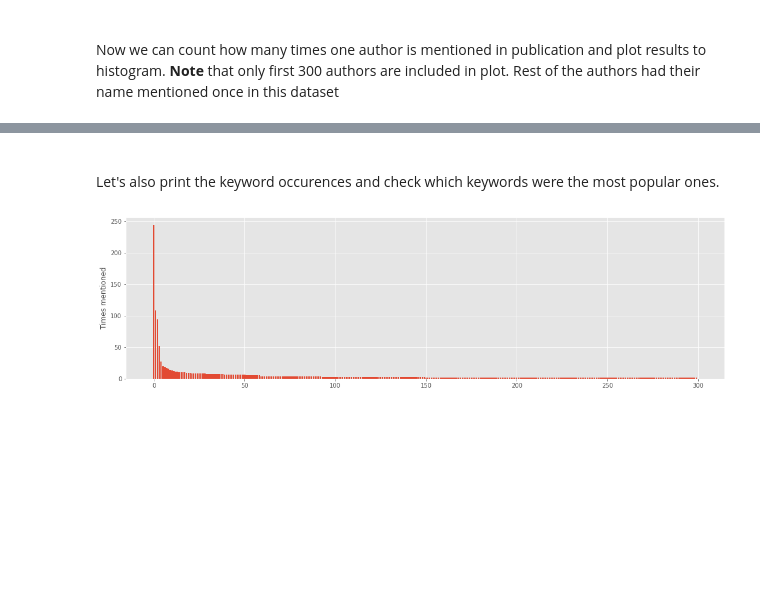
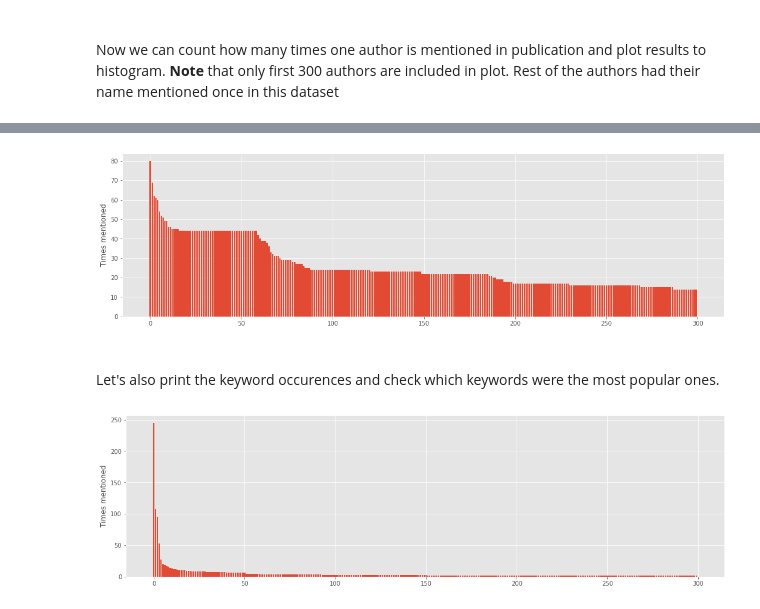
Before and after one commit to Dakcser/Citation-Network-Analysis, a Jupyter notebook: Citation-Network-Analysis.ipynb, the cells around one changed output, grey strips where cells are left out. Drawn from its saved outputs; the diff is of its cells as text; code cells hidden in the pictures; blank space fills up the shorter version.

```diff
--- a/Citation-Network-Analysis.ipynb
+++ b/Citation-Network-Analysis.ipynb
@@ -148,3 +161,40 @@ plt.show()
+# %%
+import itertools
+collaberators = []
+
+for authors in cleaned_data:
+    for combination in itertools.combinations(authors, 2):
+        collaberators.append((combination[0],combination[1]))
+# %%
+import collections
+combination_list = []
+
+for authors in cleaned_data:
+    for combination in itertools.combinations(authors, 2):
+        combination_list.append(combination)
+# %%
+fixed_list = list(set([i for i in combination_list]))
+
+erdo_authors = []
+for elem in fixed_list:
+    erdo_authors.append(elem[0])
+    erdo_authors.append(elem[1])
+# %%
+connection_counter = Counter(erdo_authors)
+frequent_author, frequent_connection = zip(*connection_counter.most_common(300))
+# %%
+plot_list = []
+#for index in range(10):
+    #s = AuthorRetrieval(frequent_author[index])
+    #plot_list.append(s.indexed_name)
+
+fig, ax = plt.subplots(figsize=(18,5))
+plt.bar(np.arange(len(frequent_author)), frequent_connection, align='center')
+#plt.xticks(np.arange(len(plot_list)), plot_list)
+plt.ylabel('Times mentioned')
+plt.show()
+# %% [output]
+[figure, added]
 # %% [markdown]
 <br>Let's also print the keyword occurences and check which keywords were the most popular ones.<br>
 # %%
```
Also changed, not shown: parts of 12 cells of this notebook, 2 other files.
